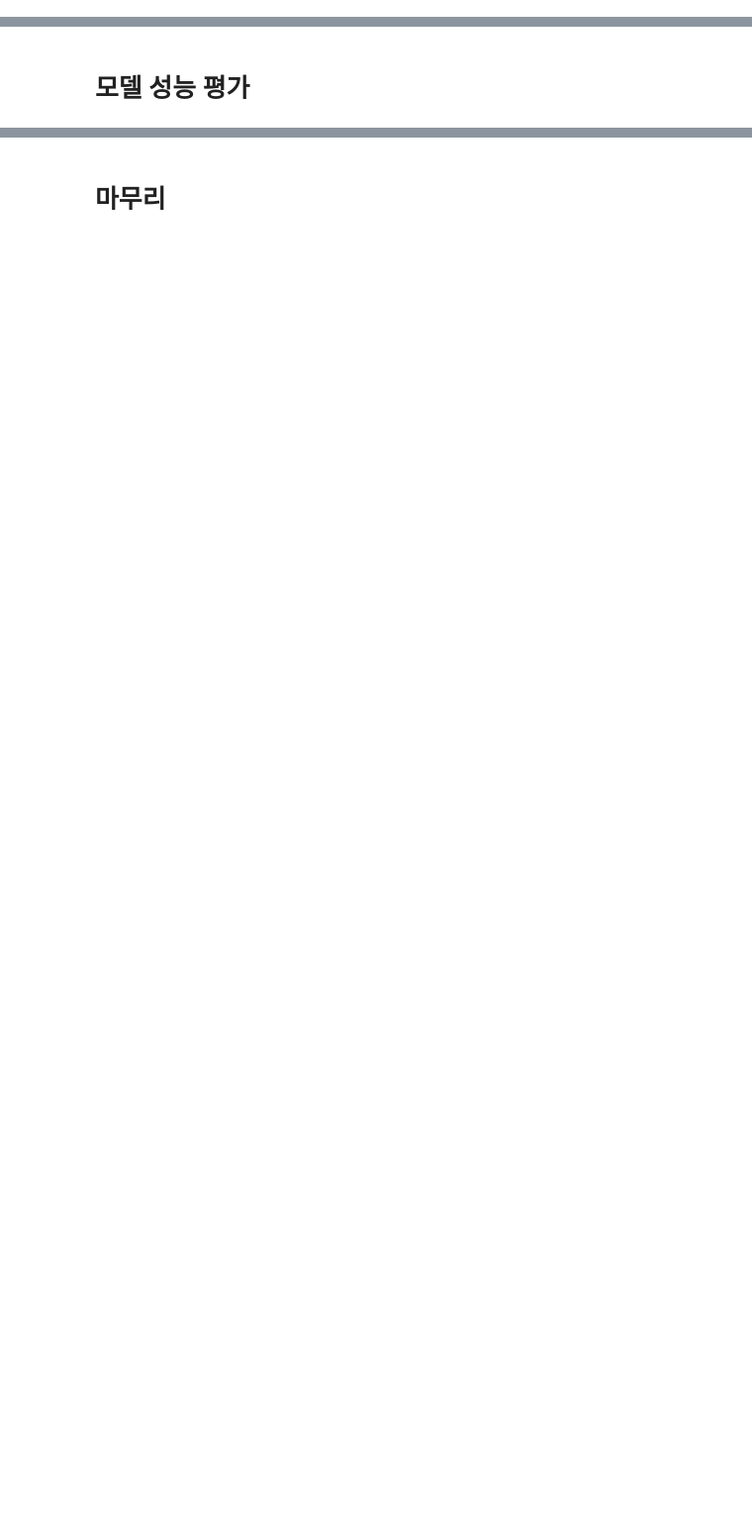
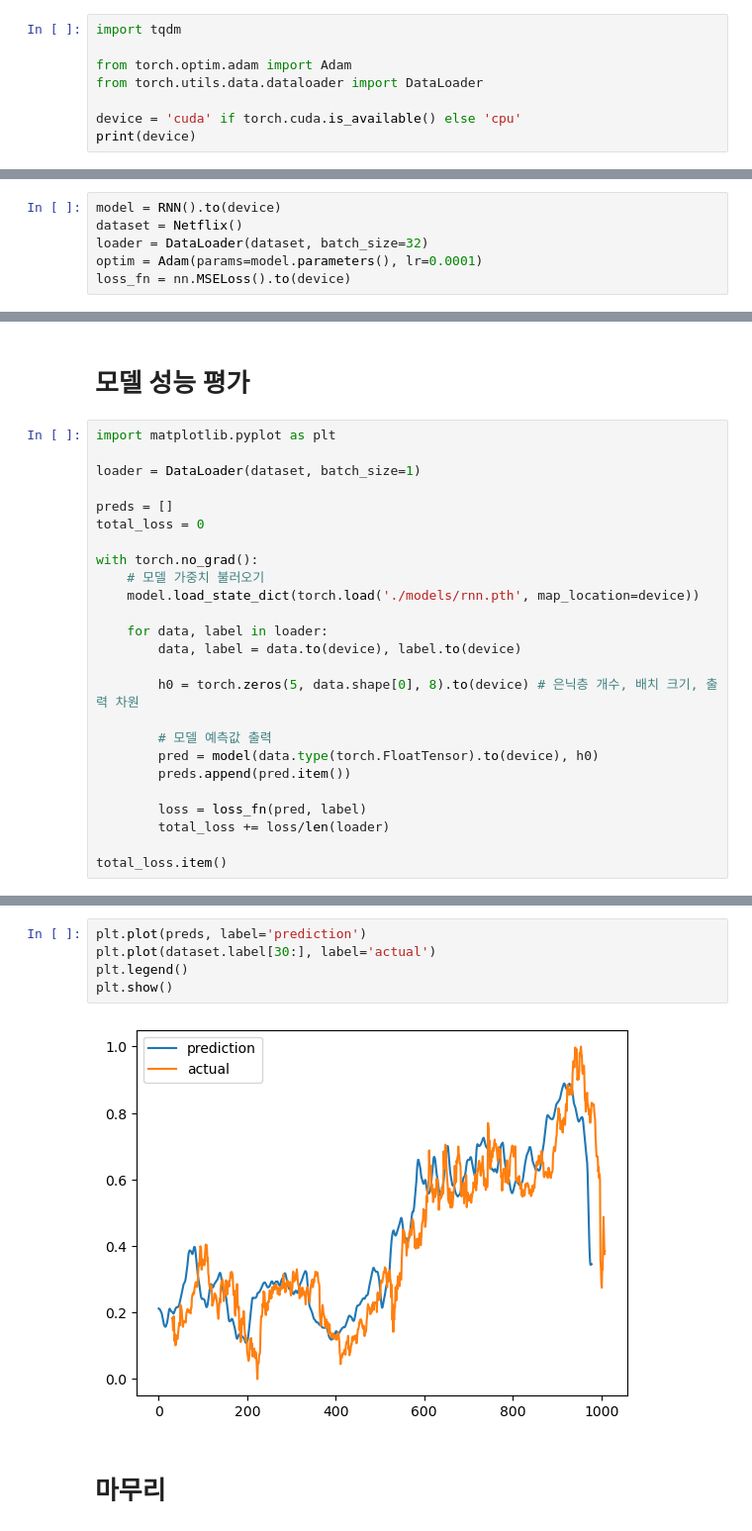
Before and after one commit to restful3/ds4th_study, a Jupyter notebook: source/텐초의 파이토치 딥러닝 특강/06_넷플릭스_주가_예측_RNN_Song.ipynb, the cells around one changed output, grey strips where cells are left out. Shown at 99% size. Drawn from its saved outputs; the diff is of its cells as text; blank space fills up the shorter version.

```diff
--- a/source/텐초의 파이토치 딥러닝 특강/06_넷플릭스_주가_예측_RNN_Song.ipynb
+++ b/source/텐초의 파이토치 딥러닝 특강/06_넷플릭스_주가_예측_RNN_Song.ipynb
@@ -74,0 +192,8 @@ df.to_csv('./datasets/CH06.csv', index=False)
+# %%
+import tqdm
+
+from torch.optim.adam import Adam
+from torch.utils.data.dataloader import DataLoader
+
+device = 'cuda' if torch.cuda.is_available() else 'cpu'
+print(device)
@@ -74,0 +202,6 @@ df.to_csv('./datasets/CH06.csv', index=False)
+# %%
+model = RNN().to(device)
+dataset = Netflix()
+loader = DataLoader(dataset, batch_size=32)
+optim = Adam(params=model.parameters(), lr=0.0001)
+loss_fn = nn.MSELoss().to(device)
@@ -75,2 +227,27 @@ df.to_csv('./datasets/CH06.csv', index=False)
 # %% [markdown]
 # 모델 성능 평가
+# %%
+import matplotlib.pyplot as plt
+
+loader = DataLoader(dataset, batch_size=1)
+
+preds = []
+total_loss = 0
+
+with torch.no_grad():
+    # 모델 가중치 불러오기
+    model.load_state_dict(torch.load('./models/rnn.pth', map_location=device))
+
+    for data, label in loader:
+        data, label = data.to(device), label.to(device)
+
+        h0 = torch.zeros(5, data.shape[0], 8).to(device) # 은닉층 개수, 배치 크기, 출력 차원
+
+        # 모델 예측값 출력
+        pred = model(data.type(torch.FloatTensor).to(device), h0)
+        preds.append(pred.item())
+
+        loss = loss_fn(pred, label)
+        total_loss += loss/len(loader)
+
+total_loss.item()
@@ -77,2 +256,9 @@ df.to_csv('./datasets/CH06.csv', index=False)
+# %%
+plt.plot(preds, label='prediction')
+plt.plot(dataset.label[30:], label='actual')
+plt.legend()
+plt.show()
+# %% [output]
+[figure, added]
 # %% [markdown]
 # 마무리
```
Also changed, not shown: parts of 33 cells of this notebook, 1 other file.
